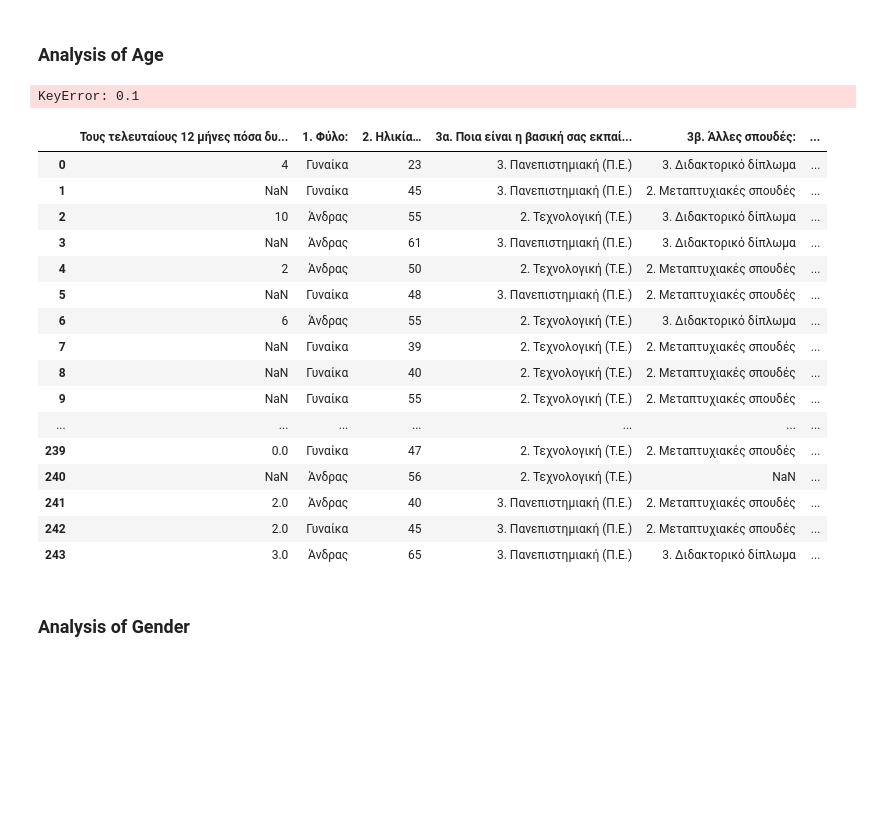
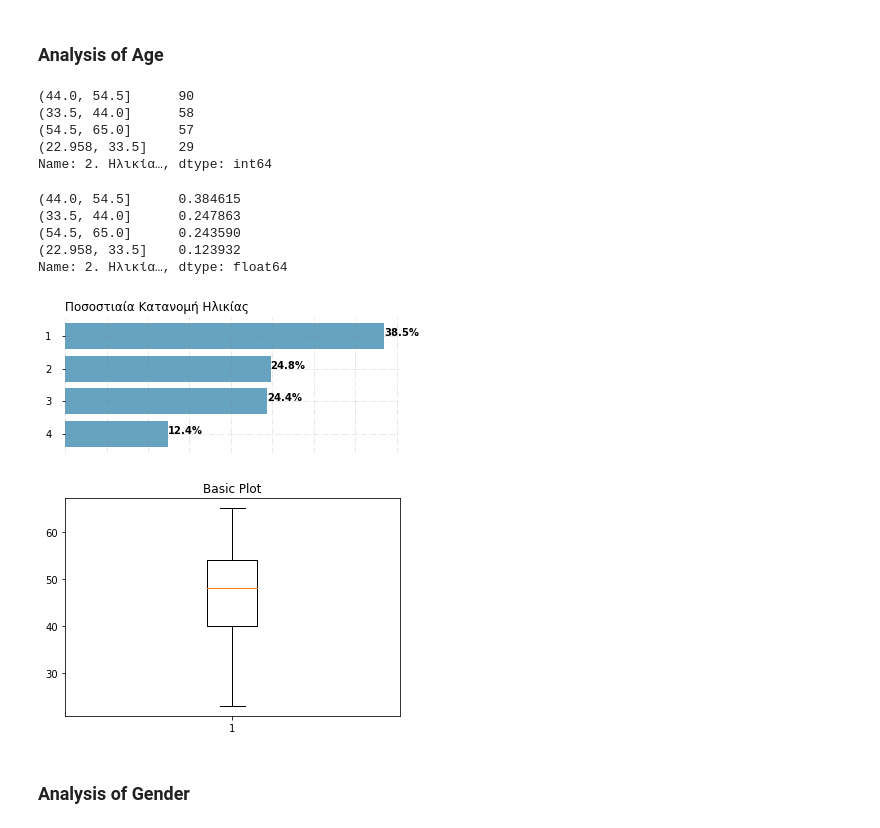
Before and after one commit to stathis99/Statistical-Analysis-for-Patient-Safety, a Jupyter notebook: Staff Analysis/Analysis/1. Collection_IntrernalConsistency_DemographicsAnalysis.ipynb, the cells around one changed output. Saved outputs shown, nothing was run; the diff lists cells and outputs as text; code cells hidden in the pictures; blank space fills up the shorter version.

```diff
--- a/Staff Analysis/Analysis/1. Collection_IntrernalConsistency_DemographicsAnalysis.ipynb
+++ b/Staff Analysis/Analysis/1. Collection_IntrernalConsistency_DemographicsAnalysis.ipynb
@@ -510,32 +492,47 @@ labels = relative_frequencies.index
 ### Analysis of Age
 # %%
 age = hospitals_personalInfo['2. Ηλικία…']
-age = age[]
 
-age
-#age["age_group"] = pd.qcut(age, q=[0, 0.4, 0.8, 1],labels=["lowest", "middle", "top"])
+hospitals_personalInfo['2. Ηλικία…'] = hospitals_personalInfo['2. Ηλικία…'].dropna().astype(int)
+
+#split data to buckets
+age = pd.cut(hospitals_personalInfo['2. Ηλικία…'],4)
+
+absolute_frequencies = age.value_counts()
+relative_frequencies = age.value_counts(normalize=True)
-# %% [output]
-KeyError: 0.1
+# %%
+absolute_frequencies
+# %% [output]
+(44.0, 54.5]      90
+(33.5, 44.0]      58
+(54.5, 65.0]      57
+(22.958, 33.5]    29
+Name: 2. Ηλικία…, dtype: int64
+# %%
+relative_frequencies
+# %% [output]
+(44.0, 54.5]      0.384615
+(33.5, 44.0]      0.247863
+(54.5, 65.0]      0.243590
+(22.958, 33.5]    0.123932
+Name: 2. Ηλικία…, dtype: float64
 # %%
-hospitals_personalInfo
+data = relative_frequencies*100
+labels = ['1','2','3','4']
+
+my_graph(labels,data,"Ποσοστιαία Κατανομή Ηλικίας",6,2.5)
 # %% [output]
-|  | Τους τελευταίους 12 μήνες πόσα δυ... | 1. Φύλο: | 2. Ηλικία… | 3α. Ποια είναι η βασική σας εκπαί... | 3β. Άλλες σπουδές: | ... |
-| 0 | 4 | Γυναίκα | 23 | 3. Πανεπιστημιακή (Π.Ε.) | 3. Διδακτορικό δίπλωμα | ... |
-| 1 | NaN | Γυναίκα | 45 | 3. Πανεπιστημιακή (Π.Ε.) | 2. Μεταπτυχιακές σπουδές | ... |
-| 2 | 10 | Άνδρας | 55 | 2. Τεχνολογική (Τ.Ε.) | 3. Διδακτορικό δίπλωμα | ... |
-| 3 | NaN | Άνδρας | 61 | 3. Πανεπιστημιακή (Π.Ε.) | 3. Διδακτορικό δίπλωμα | ... |
-| 4 | 2 | Άνδρας | 50 | 2. Τεχνολογική (Τ.Ε.) | 2. Μεταπτυχιακές σπουδές | ... |
-| 5 | NaN | Γυναίκα | 48 | 3. Πανεπιστημιακή (Π.Ε.) | 2. Μεταπτυχιακές σπουδές | ... |
-| 6 | 6 | Άνδρας | 55 | 2. Τεχνολογική (Τ.Ε.) | 3. Διδακτορικό δίπλωμα | ... |
-| 7 | NaN | Γυναίκα | 39 | 2. Τεχνολογική (Τ.Ε.) | 2. Μεταπτυχιακές σπουδές | ... |
-| 8 | NaN | Γυναίκα | 40 | 2. Τεχνολογική (Τ.Ε.) | 2. Μεταπτυχιακές σπουδές | ... |
-| 9 | NaN | Γυναίκα | 55 | 2. Τεχνολογική (Τ.Ε.) | 2. Μεταπτυχιακές σπουδές | ... |
-| ... | ... | ... | ... | ... | ... | ... |
-| 239 | 0.0 | Γυναίκα | 47 | 2. Τεχνολογική (Τ.Ε.) | 2. Μεταπτυχιακές σπουδές | ... |
-| 240 | NaN | Άνδρας | 56 | 2. Τεχνολογική (Τ.Ε.) | NaN | ... |
-| 241 | 2.0 | Άνδρας | 40 | 3. Πανεπιστημιακή (Π.Ε.) | 2. Μεταπτυχιακές σπουδές | ... |
-| 242 | 2.0 | Γυναίκα | 45 | 3. Πανεπιστημιακή (Π.Ε.) | 2. Μεταπτυχιακές σπουδές | ... |
-| 243 | 3.0 | Άνδρας | 65 | 3. Πανεπιστημιακή (Π.Ε.) | 3. Διδακτορικό δίπλωμα | ... |
+[figure, added]
+# %%
+data = hospitals_personalInfo['2. Ηλικία…'].dropna().astype(int)
+
+fig1, ax1 = plt.subplots()
+ax1.set_title('Basic Plot')
+ax1.boxplot(data)
+
+plt.show()
+# %% [output]
+[figure, added]
 # %% [markdown]
 ### Analysis of Gender
 # %%
```
Also changed, not shown: parts of 16 cells of this notebook, 5 other files.
